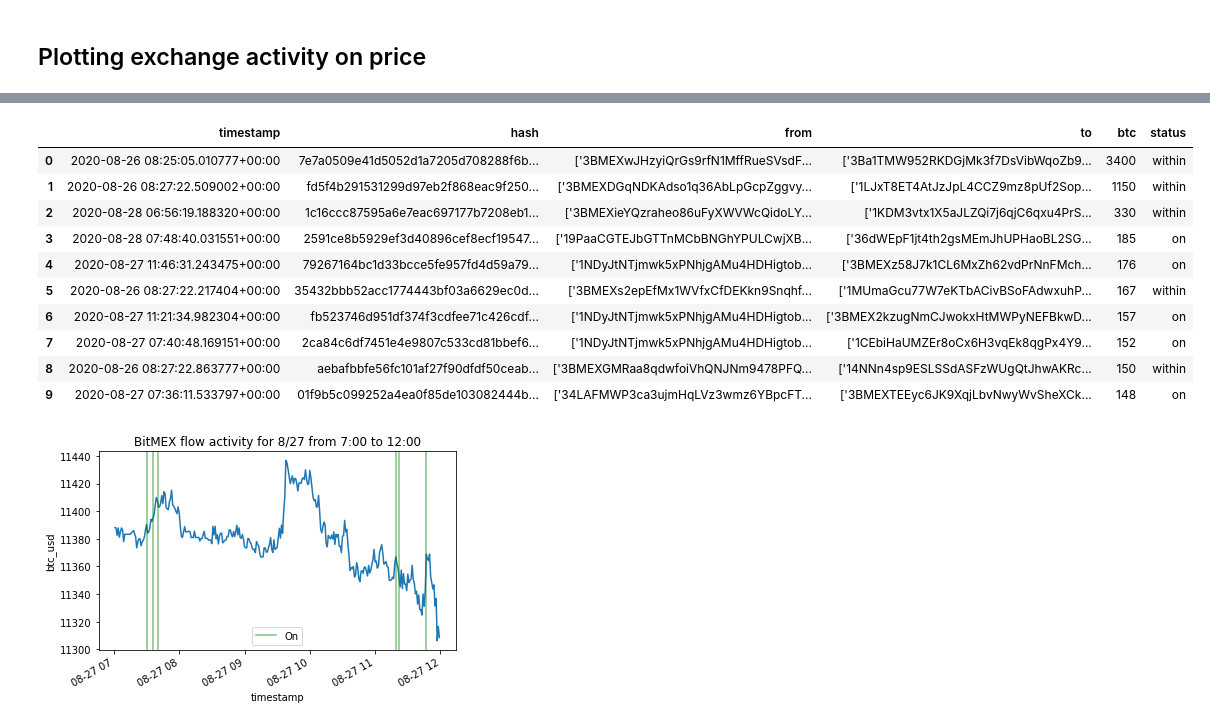
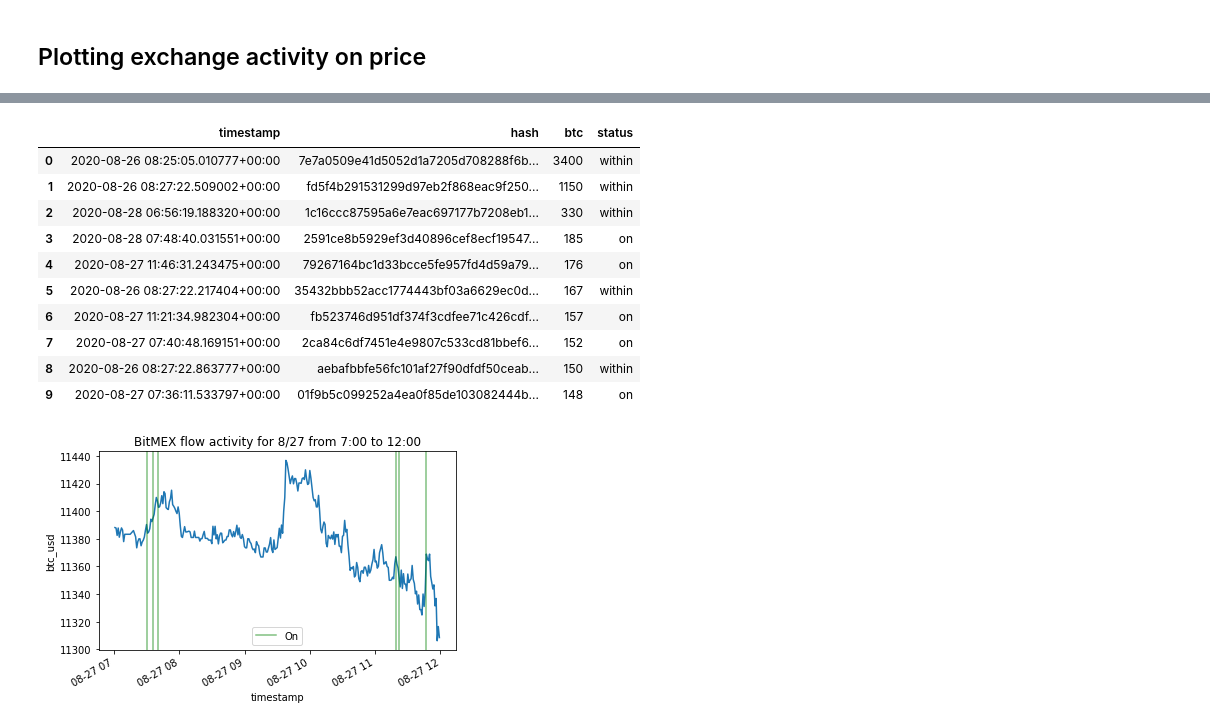
Before and after one commit to amberdata/evan-blog-posts, a Jupyter notebook: txn-mempool/notebooks/1.0-ea-analysis.ipynb, the cells around one changed output, grey strips where cells are left out. Cells and saved outputs as stored; diff of their text form; code cells hidden in the pictures.

```diff
--- a/txn-mempool/notebooks/1.0-ea-analysis.ipynb
+++ b/txn-mempool/notebooks/1.0-ea-analysis.ipynb
@@ -305,19 +262,19 @@ Name: 247, dtype: object
 # %%
-df_largest = df_exch.iloc[:, [0, 1, 2, 3, 6, 10]].reset_index(drop=True).head(10)
+df_largest = df_exch.iloc[:, [0, 1, 6, 10]].reset_index(drop=True).head(10)
 
 df_largest
 # %% [output]
-|  | timestamp | hash | from | to | btc | status |
-| 0 | 2020-08-26 08:25:05.010777+00:00 | 7e7a0509e41d5052d1a7205d708288f6b... | ['3BMEXwJHzyiQrGs9rfN1MffRueSVsdF... | ['3Ba1TMW952RKDGjMk3f7DsVibWqoZb9... | 3400 | within |
-| 1 | 2020-08-26 08:27:22.509002+00:00 | fd5f4b291531299d97eb2f868eac9f250... | ['3BMEXDGqNDKAdso1q36AbLpGcpZggvy... | ['1LJxT8ET4AtJzJpL4CCZ9mz8pUf2Sop... | 1150 | within |
-| 2 | 2020-08-28 06:56:19.188320+00:00 | 1c16ccc87595a6e7eac697177b7208eb1... | ['3BMEXieYQzraheo86uFyXWVWcQidoLY... | ['1KDM3vtx1X5aJLZQi7j6qjC6qxu4PrS... | 330 | within |
-| 3 | 2020-08-28 07:48:40.031551+00:00 | 2591ce8b5929ef3d40896cef8ecf19547... | ['19PaaCGTEJbGTTnMCbBNGhYPULCwjXB... | ['36dWEpF1jt4th2gsMEmJhUPHaoBL2SG... | 185 | on |
-| 4 | 2020-08-27 11:46:31.243475+00:00 | 79267164bc1d33bcce5fe957fd4d59a79... | ['1NDyJtNTjmwk5xPNhjgAMu4HDHigtob... | ['3BMEXz58J7k1CL6MxZh62vdPrNnFMch... | 176 | on |
-| 5 | 2020-08-26 08:27:22.217404+00:00 | 35432bbb52acc1774443bf03a6629ec0d... | ['3BMEXs2epEfMx1WVfxCfDEKkn9Snqhf... | ['1MUmaGcu77W7eKTbACivBSoFAdwxuhP... | 167 | within |
-| 6 | 2020-08-27 11:21:34.982304+00:00 | fb523746d951df374f3cdfee71c426cdf... | ['1NDyJtNTjmwk5xPNhjgAMu4HDHigtob... | ['3BMEX2kzugNmCJwokxHtMWPyNEFBkwD... | 157 | on |
-| 7 | 2020-08-27 07:40:48.169151+00:00 | 2ca84c6df7451e4e9807c533cd81bbef6... | ['1NDyJtNTjmwk5xPNhjgAMu4HDHigtob... | ['1CEbiHaUMZEr8oCx6H3vqEk8qgPx4Y9... | 152 | on |
-| 8 | 2020-08-26 08:27:22.863777+00:00 | aebafbbfe56fc101af27f90dfdf50ceab... | ['3BMEXGMRaa8qdwfoiVhQNJNm9478PFQ... | ['14NNn4sp9ESLSSdASFzWUgQtJhwAKRc... | 150 | within |
-| 9 | 2020-08-27 07:36:11.533797+00:00 | 01f9b5c099252a4ea0f85de103082444b... | ['34LAFMWP3ca3ujmHqLVz3wmz6YBpcFT... | ['3BMEXTEEyc6JK9XqjLbvNwyWvSheXCk... | 148 | on |
+|  | timestamp | hash | btc | status |
+| 0 | 2020-08-26 08:25:05.010777+00:00 | 7e7a0509e41d5052d1a7205d708288f6b... | 3400 | within |
+| 1 | 2020-08-26 08:27:22.509002+00:00 | fd5f4b291531299d97eb2f868eac9f250... | 1150 | within |
+| 2 | 2020-08-28 06:56:19.188320+00:00 | 1c16ccc87595a6e7eac697177b7208eb1... | 330 | within |
+| 3 | 2020-08-28 07:48:40.031551+00:00 | 2591ce8b5929ef3d40896cef8ecf19547... | 185 | on |
+| 4 | 2020-08-27 11:46:31.243475+00:00 | 79267164bc1d33bcce5fe957fd4d59a79... | 176 | on |
+| 5 | 2020-08-26 08:27:22.217404+00:00 | 35432bbb52acc1774443bf03a6629ec0d... | 167 | within |
+| 6 | 2020-08-27 11:21:34.982304+00:00 | fb523746d951df374f3cdfee71c426cdf... | 157 | on |
+| 7 | 2020-08-27 07:40:48.169151+00:00 | 2ca84c6df7451e4e9807c533cd81bbef6... | 152 | on |
+| 8 | 2020-08-26 08:27:22.863777+00:00 | aebafbbfe56fc101af27f90dfdf50ceab... | 150 | within |
+| 9 | 2020-08-27 07:36:11.533797+00:00 | 01f9b5c099252a4ea0f85de103082444b... | 148 | on |
 # %%
 # the start and end timestamps
 start, end = datetime(2020, 8, 27, 7, 0, 0, tzinfo=pytz.UTC), datetime(2020, 8, 27, 12, 0, 0, tzinfo=pytz.UTC)
```
Also changed, not shown: parts of 11 cells of this notebook, 6 other files.
